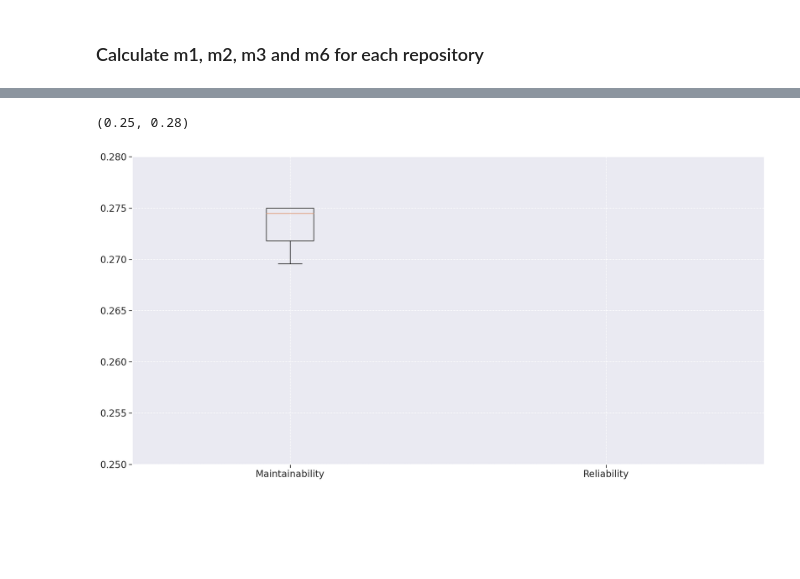
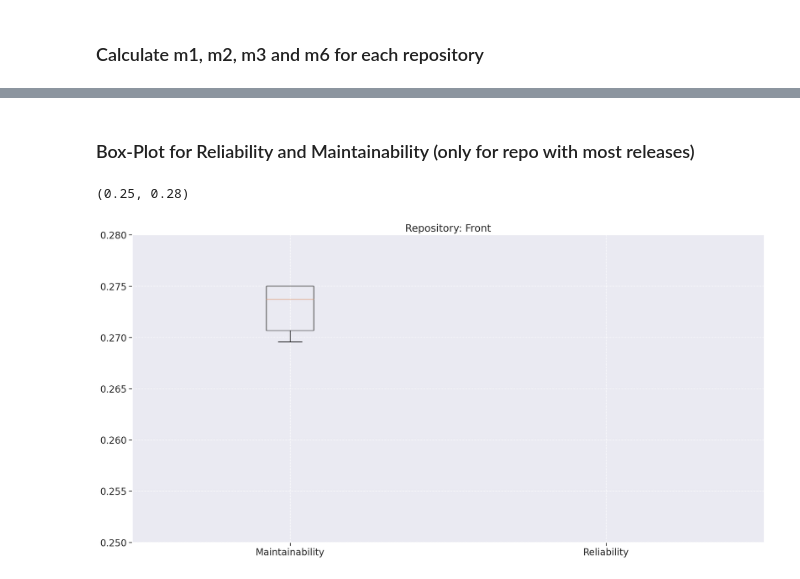
Before and after one commit to fga-eps-mds/2021-2-Cartografia-social-Doc, a Jupyter notebook: Analytics/analytics.ipynb, the cells around one changed output, grey strips where cells are left out. Saved outputs shown, nothing was run; the diff lists cells and outputs as text; code cells hidden in the pictures; blank space fills up the shorter version.

```diff
--- a/Analytics/analytics.ipynb
+++ b/Analytics/analytics.ipynb
@@ -344,9 +433,11 @@ central_tendency_indicators
+# %% [markdown]
+### Box-Plot for Reliability and Maintainability (only for repo with most releases)
 # %%
 fig = plt.figure(figsize=(20, 10))
 
-
+plt.title('Repository: Front')
 plt.boxplot([front_metrics['Maintainability'], front_metrics['Reliability']], labels=['Maintainability','Reliability'])
 plt.ylim(.25,.28)
 # %% [output]
 (0.25, 0.28)
-[figure, old version]
+[figure, new version]
```
Also changed, not shown: parts of 24 cells of this notebook, 38 other files.
